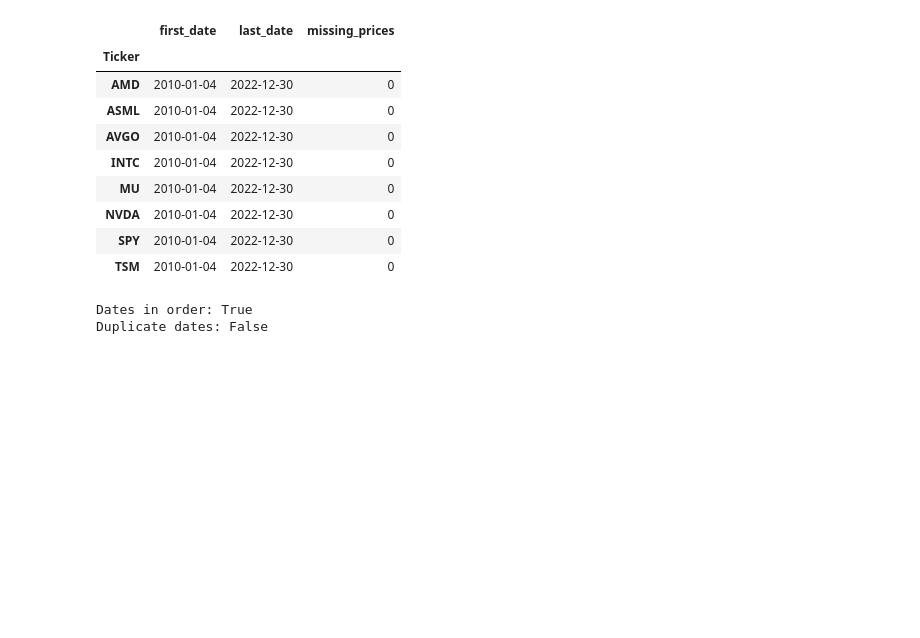
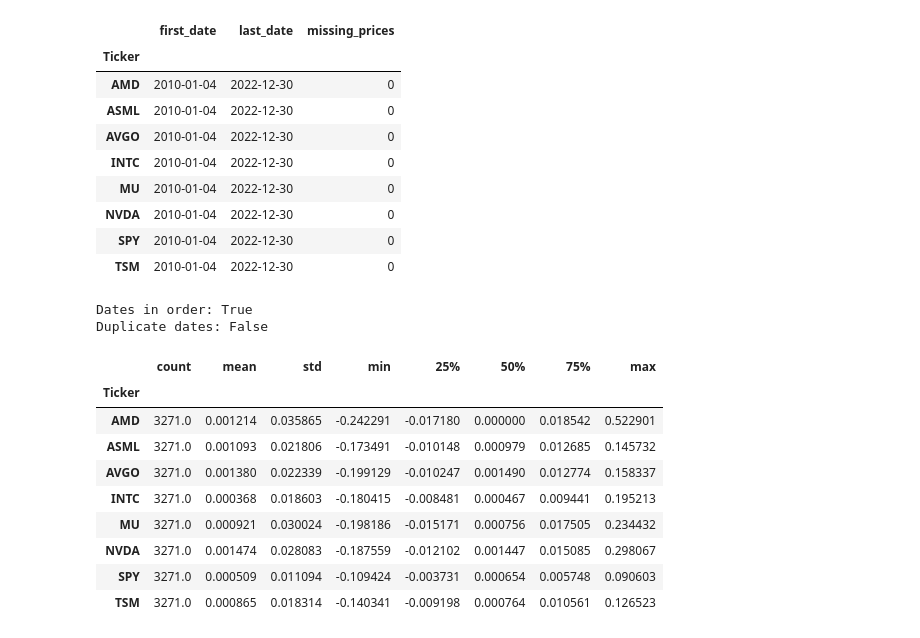
Before and after one commit to simbashakib/Semiconductor-Research-Project, a Jupyter notebook: notebooks/01_semiconductor_equity_analysis.ipynb, the cells around one changed output. Saved outputs shown, nothing was run; the diff lists cells and outputs as text; code cells hidden in the pictures; blank space fills up the shorter version.

```diff
--- a/notebooks/01_semiconductor_equity_analysis.ipynb
+++ b/notebooks/01_semiconductor_equity_analysis.ipynb
@@ -111,0 +115,13 @@ Duplicate dates: False
+# %%
+returns.describe().T
+# %% [output]
+|  | count | mean | std | min | 25% | 50% | 75% | max |
+| Ticker |  |  |  |  |  |  |  |  |
+| AMD | 3271.0 | 0.001214 | 0.035865 | -0.242291 | -0.017180 | 0.000000 | 0.018542 | 0.522901 |
+| ASML | 3271.0 | 0.001093 | 0.021806 | -0.173491 | -0.010148 | 0.000979 | 0.012685 | 0.145732 |
+| AVGO | 3271.0 | 0.001380 | 0.022339 | -0.199129 | -0.010247 | 0.001490 | 0.012774 | 0.158337 |
+| INTC | 3271.0 | 0.000368 | 0.018603 | -0.180415 | -0.008481 | 0.000467 | 0.009441 | 0.195213 |
+| MU | 3271.0 | 0.000921 | 0.030024 | -0.198186 | -0.015171 | 0.000756 | 0.017505 | 0.234432 |
+| NVDA | 3271.0 | 0.001474 | 0.028083 | -0.187559 | -0.012102 | 0.001447 | 0.015085 | 0.298067 |
+| SPY | 3271.0 | 0.000509 | 0.011094 | -0.109424 | -0.003731 | 0.000654 | 0.005748 | 0.090603 |
+| TSM | 3271.0 | 0.000865 | 0.018314 | -0.140341 | -0.009198 | 0.000764 | 0.010561 | 0.126523 |
```
Also changed, not shown: parts of 9 cells of this notebook.
